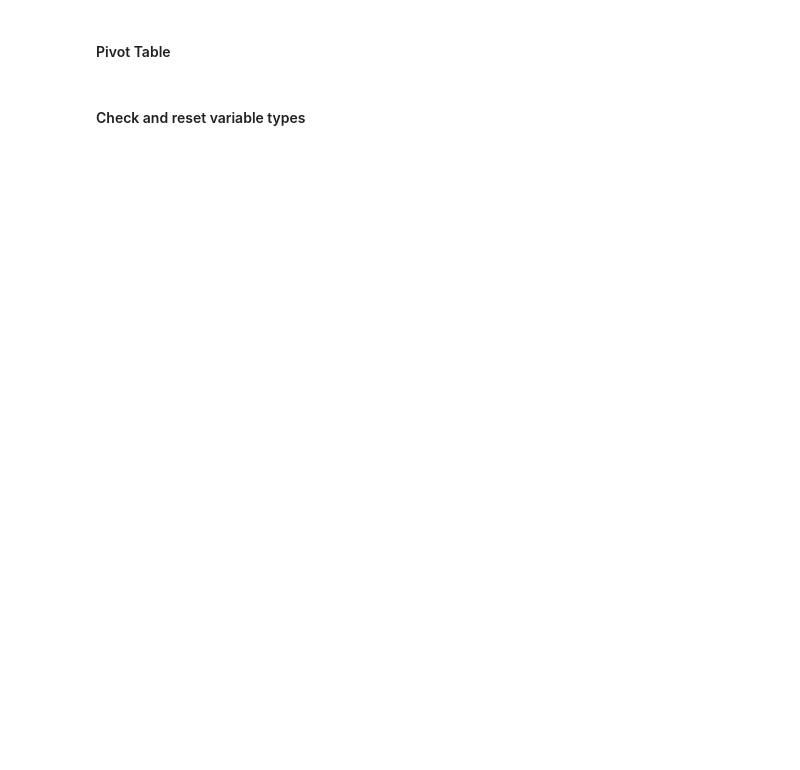
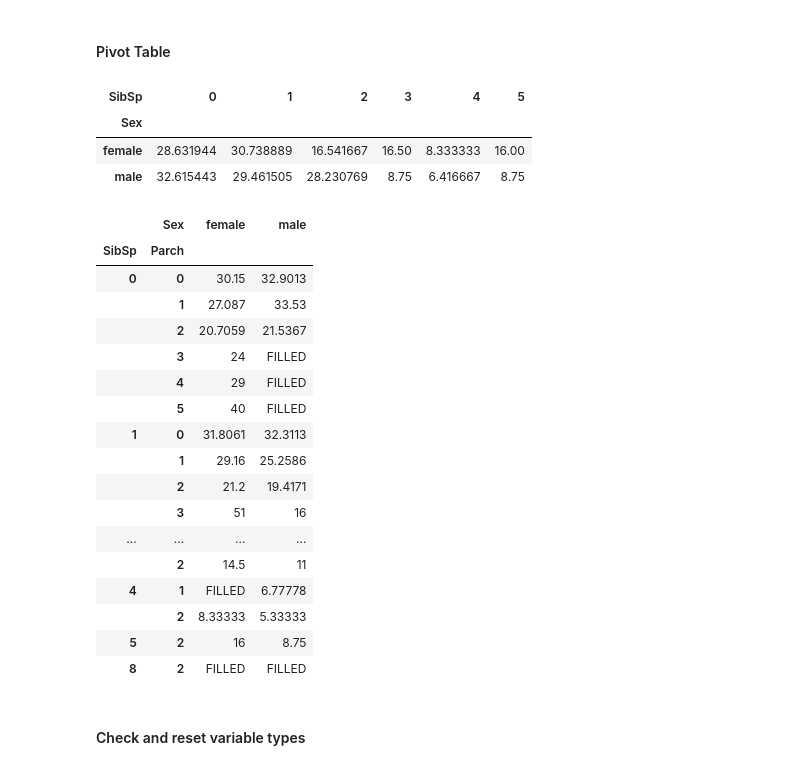
Before and after one commit to GiulioRossetti/SoBigData_courses, a Jupyter notebook: Intro_to_data_analysis_with_python/2. Data manipulation in Pandas.ipynb, the cells around one changed output. Cells and saved outputs as stored; diff of their text form; code cells hidden in the pictures; blank space fills up the shorter version.

```diff
--- a/Intro_to_data_analysis_with_python/2. Data manipulation in Pandas.ipynb
+++ b/Intro_to_data_analysis_with_python/2. Data manipulation in Pandas.ipynb
@@ -437,10 +954,34 @@ full_data.fillna('FAKE VALUE').head()
 #### Pivot Table
 # %%
 # Index out of 'Age', columns from 'SibSp', actual numerical values from 'Age'
-passengers.pivot_table(values='Age',index=['Sex'],columns=['SibSp'])
+passengers.pivot_table(values='Age',index=['Sex'],columns=['SibSp'], aggfunc='mean')
+# %% [output]
+| SibSp | 0 | 1 | 2 | 3 | 4 | 5 |
+| Sex |  |  |  |  |  |  |
+| female | 28.631944 | 30.738889 | 16.541667 | 16.50 | 8.333333 | 16.00 |
+| male | 32.615443 | 29.461505 | 28.230769 | 8.75 | 6.416667 | 8.75 |
 # %%
 # Index out of 'SibSp' and 'Parch', columns from 'Sex', actual numerical values from 'Age'
-passengers.pivot_table(values='Age',index=['SibSp', 'Parch'],columns=['Sex'], fill_value='FILLED')
+passengers.pivot_table(values='Age',index=['SibSp', 'Parch'],columns=['Sex'], fill_value='FILLED', aggfunc='mean')
+# %% [output]
+|  | Sex | female | male |
+| SibSp | Parch |  |  |
+| 0 | 0 | 30.15 | 32.9013 |
+|  | 1 | 27.087 | 33.53 |
+|  | 2 | 20.7059 | 21.5367 |
+|  | 3 | 24 | FILLED |
+|  | 4 | 29 | FILLED |
+|  | 5 | 40 | FILLED |
+| 1 | 0 | 31.8061 | 32.3113 |
+|  | 1 | 29.16 | 25.2586 |
+|  | 2 | 21.2 | 19.4171 |
+|  | 3 | 51 | 16 |
+| ... | ... | ... | ... |
+|  | 2 | 14.5 | 11 |
+| 4 | 1 | FILLED | 6.77778 |
+|  | 2 | 8.33333 | 5.33333 |
+| 5 | 2 | 16 | 8.75 |
+| 8 | 2 | FILLED | FILLED |
 # %% [markdown]
 #### Check and reset variable types
 # %%
```
Also changed, not shown: parts of 74 cells of this notebook, 1 other file.
